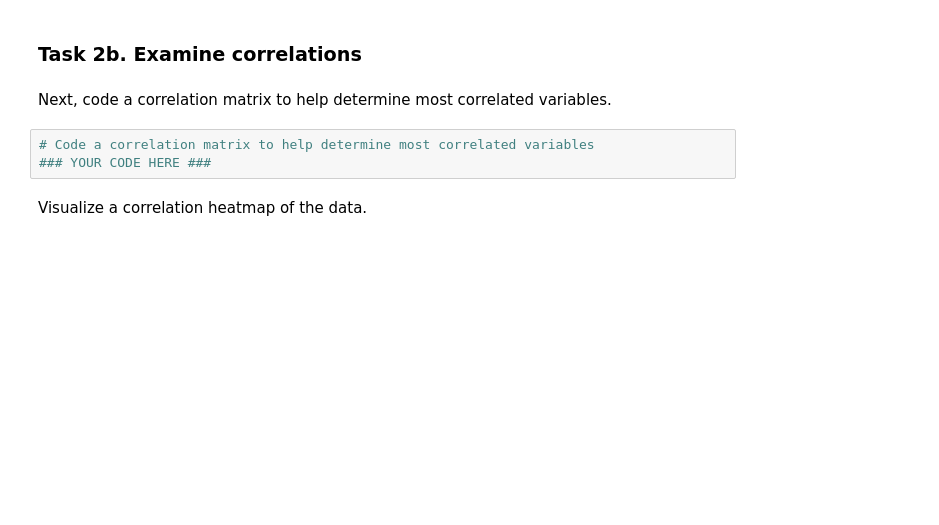
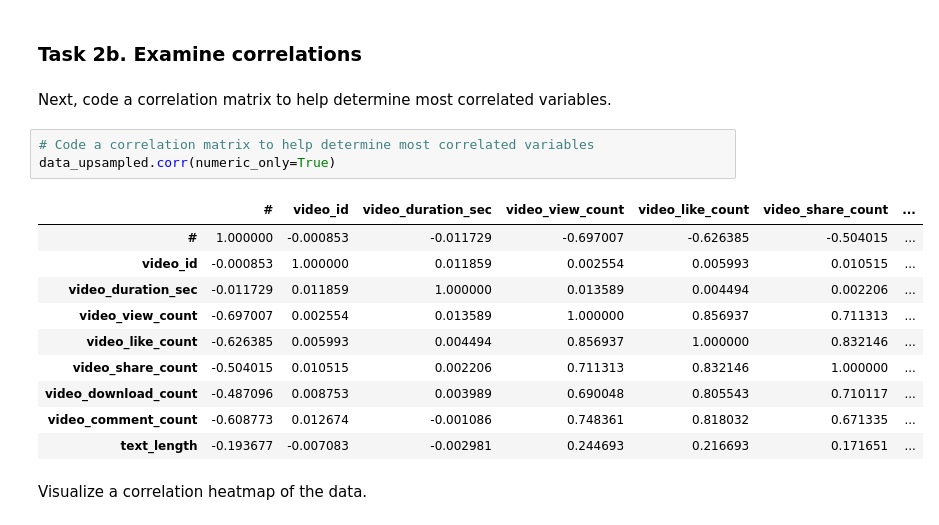
Before and after one commit to Cyberoctane29/Python-For-Data-Analysis, a Jupyter notebook: Course-5/Module_6/1_end_of_course_project.ipynb, the cells around one changed output. Saved outputs shown, nothing was run; the diff lists cells and outputs as text; blank space fills up the shorter version.

```diff
--- a/Course-5/Module_6/1_end_of_course_project.ipynb
+++ b/Course-5/Module_6/1_end_of_course_project.ipynb
@@ -402,6 +440,17 @@ Visualize the distribution of `video_transcription_text` length for videos poste
 Next, code a correlation matrix to help determine most correlated variables.
 # %%
 # Code a correlation matrix to help determine most correlated variables
-### YOUR CODE HERE ###
+data_upsampled.corr(numeric_only=True)
+# %% [output]
+|  | # | video_id | video_duration_sec | video_view_count | video_like_count | video_share_count | ... |
+| # | 1.000000 | -0.000853 | -0.011729 | -0.697007 | -0.626385 | -0.504015 | ... |
+| video_id | -0.000853 | 1.000000 | 0.011859 | 0.002554 | 0.005993 | 0.010515 | ... |
+| video_duration_sec | -0.011729 | 0.011859 | 1.000000 | 0.013589 | 0.004494 | 0.002206 | ... |
+| video_view_count | -0.697007 | 0.002554 | 0.013589 | 1.000000 | 0.856937 | 0.711313 | ... |
+| video_like_count | -0.626385 | 0.005993 | 0.004494 | 0.856937 | 1.000000 | 0.832146 | ... |
+| video_share_count | -0.504015 | 0.010515 | 0.002206 | 0.711313 | 0.832146 | 1.000000 | ... |
+| video_download_count | -0.487096 | 0.008753 | 0.003989 | 0.690048 | 0.805543 | 0.710117 | ... |
+| video_comment_count | -0.608773 | 0.012674 | -0.001086 | 0.748361 | 0.818032 | 0.671335 | ... |
+| text_length | -0.193677 | -0.007083 | -0.002981 | 0.244693 | 0.216693 | 0.171651 | ... |
 # %% [markdown]
 Visualize a correlation heatmap of the data.
```
Also changed, not shown: parts of 13 cells of this notebook.
